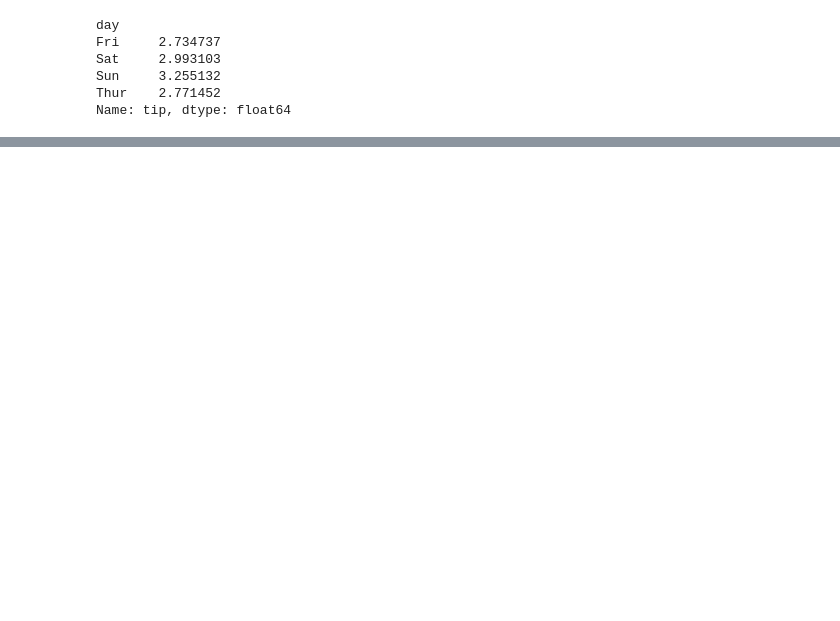
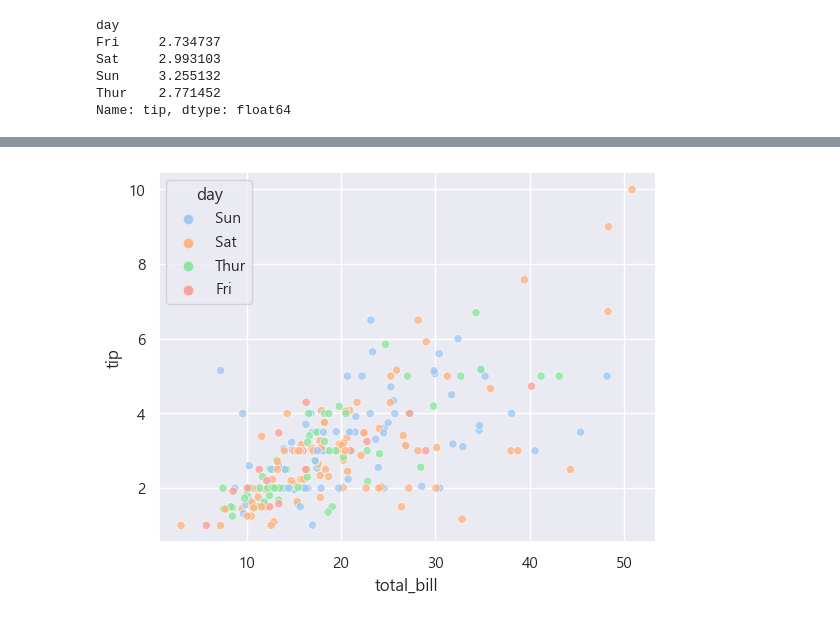
Before and after one commit to leejaesang6098/aiffel_study, a Jupyter notebook: 0811_node/by_tips.ipynb, the cells around one changed output, grey strips where cells are left out. Cells and saved outputs as stored; diff of their text form; code cells hidden in the pictures; blank space fills up the shorter version.

```diff
--- a/0811_node/by_tips.ipynb
+++ b/0811_node/by_tips.ipynb
@@ -123,0 +133,5 @@ sns.barplot(data=df, x='sex', y='tip')
+# %%
+sns.scatterplot(data=df, x='total_bill', y='tip', color='lime', alpha=0.8, hue='day')
+plt.show()
+# %% [output]
+[figure, added]
```
Also changed, not shown: parts of 6 cells of this notebook.
